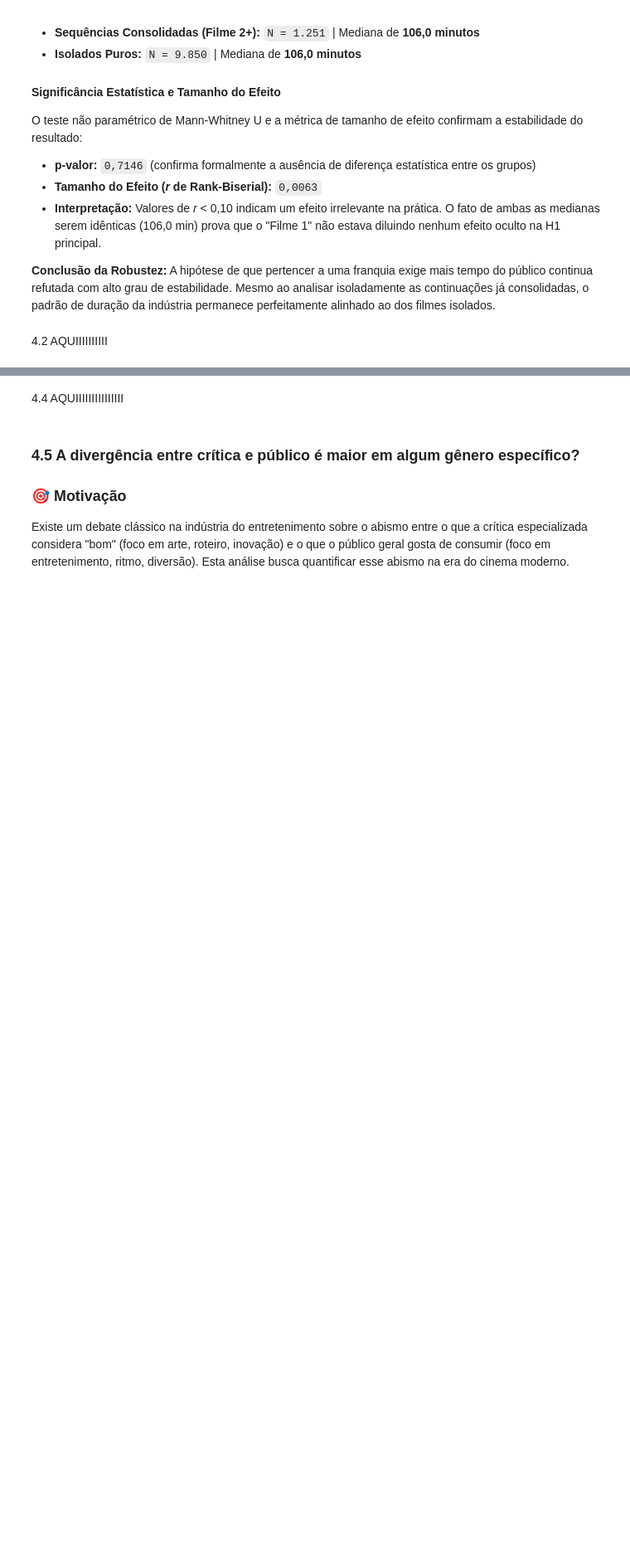
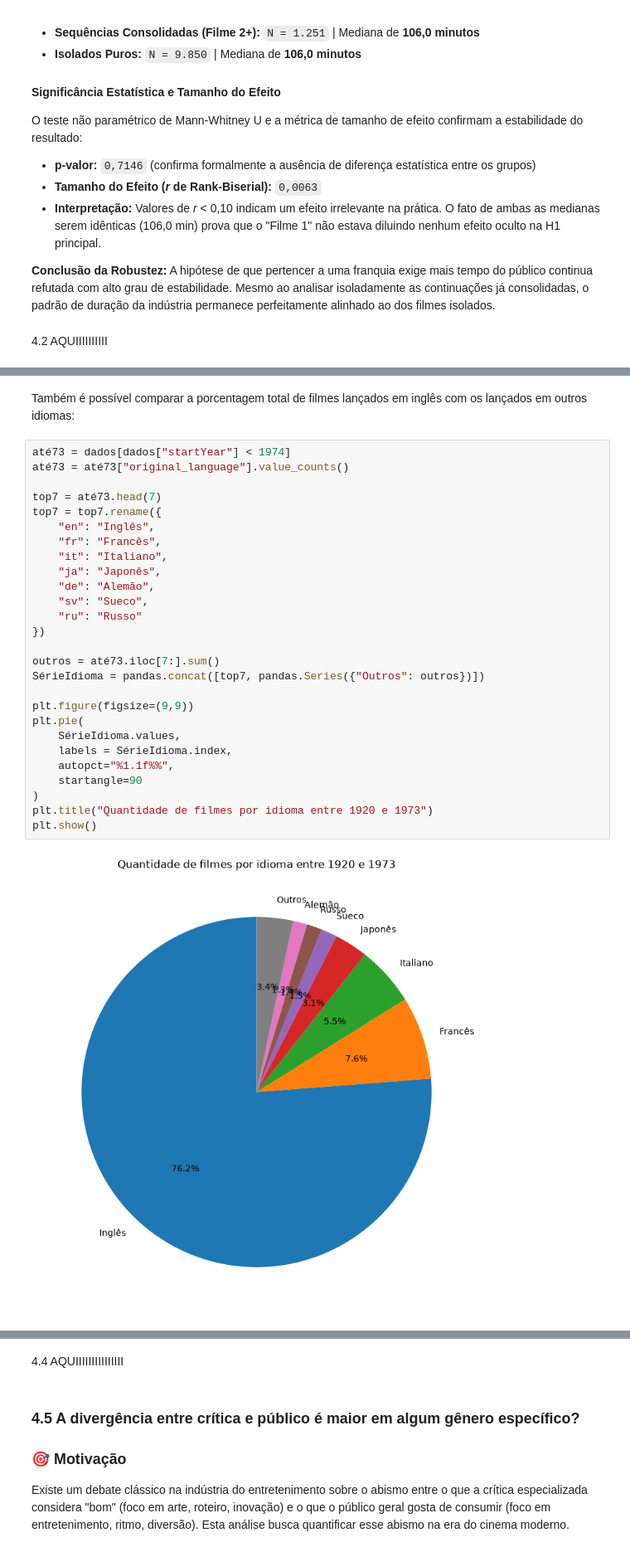
Before and after one commit to KawanePedro/icd-projeto, a Jupyter notebook: notebooks/relatorio-final.ipynb, the cells around one changed output, grey strips where cells are left out. Shown at 83% size. Cells and saved outputs as stored; diff of their text form; blank space fills up the shorter version.

```diff
--- a/notebooks/relatorio-final.ipynb
+++ b/notebooks/relatorio-final.ipynb
@@ -991,0 +1046,31 @@ O teste não paramétrico de Mann-Whitney U e a métrica de tamanho de efeito co
+# %% [markdown]
+Também é possível comparar a porcentagem total de filmes lançados em inglês com os lançados em outros idiomas:
+# %%
+até73 = dados[dados["startYear"] < 1974]
+até73 = até73["original_language"].value_counts()
+
+top7 = até73.head(7)
+top7 = top7.rename({
+    "en": "Inglês",
+    "fr": "Francês",
+    "it": "Italiano",
+    "ja": "Japonês",
+    "de": "Alemão",
+    "sv": "Sueco",
+    "ru": "Russo"
+})
+
+outros = até73.iloc[7:].sum()
+SérieIdioma = pandas.concat([top7, pandas.Series({"Outros": outros})])
+
+plt.figure(figsize=(9,9))
+plt.pie(
+    SérieIdioma.values,
+    labels = SérieIdioma.index,
+    autopct="%1.1f%%",
+    startangle=90
+)
+plt.title("Quantidade de filmes por idioma entre 1920 e 1973")
+plt.show()
+# %% [output]
+[figure, added]
```
Also changed, not shown: parts of 10 cells of this notebook.
